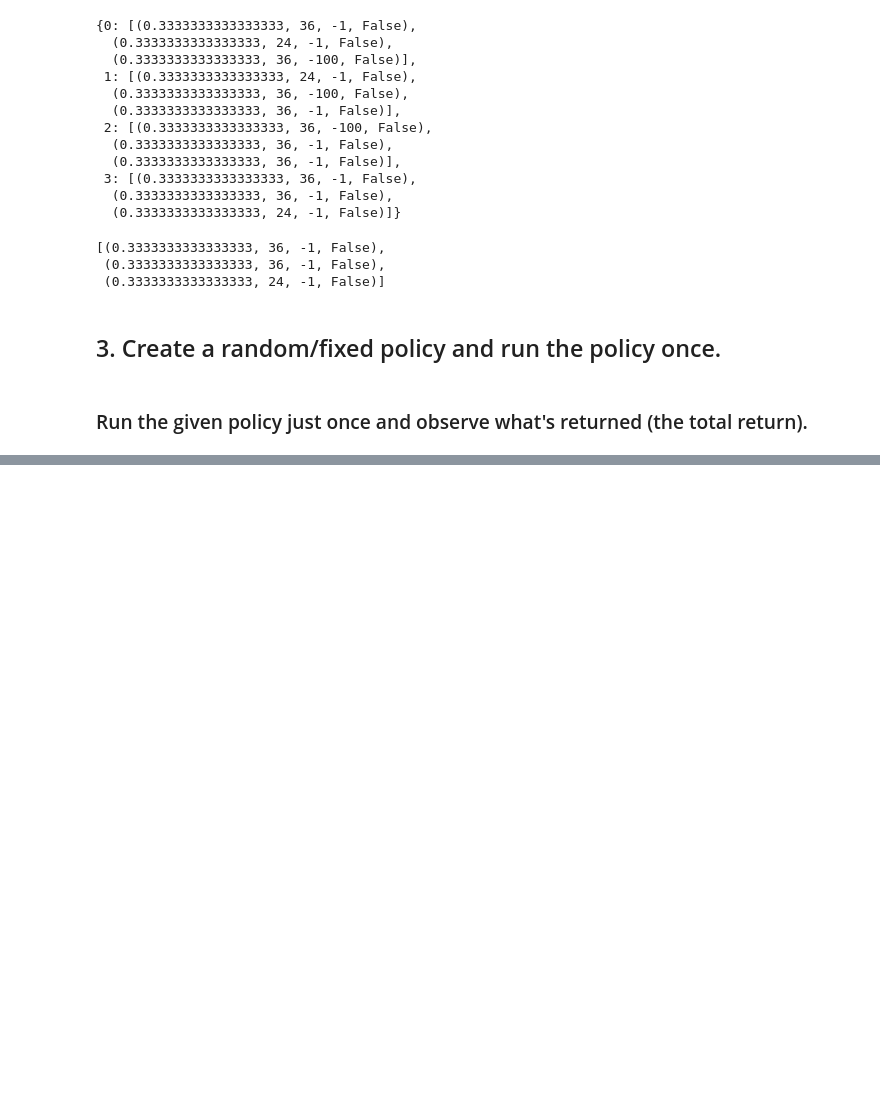
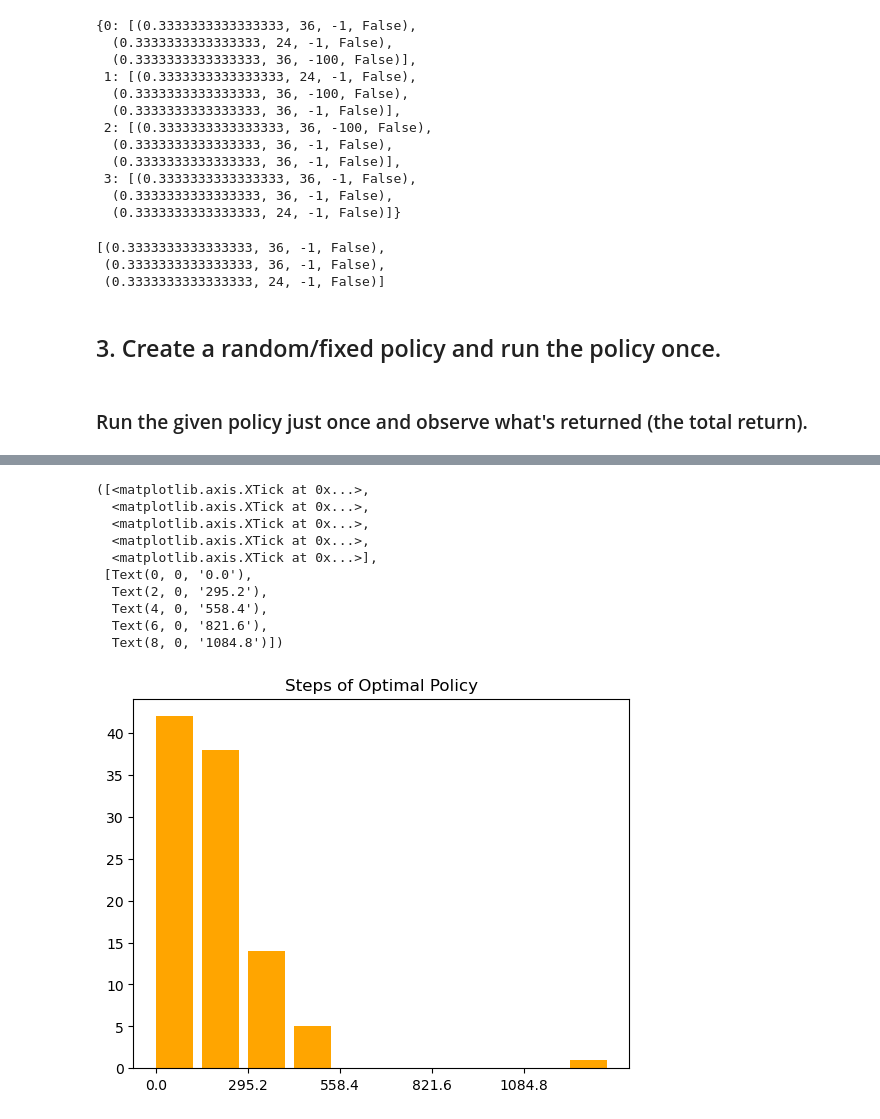
Before and after one commit to timkom10/CSC580_Winter2025_1, a Jupyter notebook: HW#2/580_hw2_startup.ipynb, the cells around one changed output, grey strips where cells are left out. Cells and saved outputs as stored; diff of their text form; code cells hidden in the pictures; blank space fills up the shorter version.

```diff
--- a/HW#2/580_hw2_startup.ipynb
+++ b/HW#2/580_hw2_startup.ipynb
@@ -170,0 +351,6 @@ print (f' ==> Total return: {result}')
+# %%
+#initialize starting variables for Optimal policy generation by policy iteration
+
+init_pi_s = generate_random_policy(num_actions=nA,num_states=nS)
+gamma = 0.8
+theta  = 1e-6
@@ -170,0 +434,24 @@ print (f' ==> Total return: {result}')
+# %%
+steps_pi = []
+near_falls_pi = []
+rewards_pi = []
+for trial in range(0,100):
+    print(trial)
+    outputpi= run(env, pi)
+    steps_pi.append(outputpi[0])
+    near_falls_pi.append(outputpi[1])
+    rewards_pi.append(outputpi[2])
+
+steps_pi_std = np.std(steps_pi)
+steps_pi_mean = np.mean(steps_pi)
+near_falls_pi_std = np.std(near_falls_pi)
+near_falls_pi_mean = np.mean(near_falls_pi)
+rewards_pi_std = np.std(rewards_pi)
+rewards_pi_mean = np.mean(rewards_pi)
+print("Optimal  Policy")
+print("Mean steps: " + str(steps_pi_mean))
+print("Stdev steps: " + str(steps_pi_std))
+print("Mean near_falls: " + str(near_falls_pi_mean))
+print("Stdev near_falls: " + str(near_falls_pi_std))
+print("Mean reward: " + str(rewards_pi_mean))
+print("Stdev reward: " + str(rewards_pi_std))
@@ -170,0 +476,19 @@ print (f' ==> Total return: {result}')
+# %%
+counts_pi, bin_edges_pi = np.histogram(steps_pi)
+ratio_pi = np.array(near_falls_pi)/np.array(steps_pi)
+plt.bar(range(len(counts_pi)), counts_pi, align= 'edge', color='orange')
+plt.title("Steps of Optimal Policy")
+bin_edges_pi.put(0,0)
+plt.xticks(ticks=range(0, len(counts_pi)-1, 2),labels= np.round(bin_edges_pi[:-1:2] , 4))
+# %% [output]
+([<matplotlib.axis.XTick at 0x...>,
+  <matplotlib.axis.XTick at 0x...>,
+  <matplotlib.axis.XTick at 0x...>,
+  <matplotlib.axis.XTick at 0x...>,
+  <matplotlib.axis.XTick at 0x...>],
+ [Text(0, 0, '0.0'),
+  Text(2, 0, '295.2'),
+  Text(4, 0, '558.4'),
+  Text(6, 0, '821.6'),
+  Text(8, 0, '1084.8')])
+[figure, added]
```
Also changed, not shown: parts of 20 cells of this notebook, 1 other file.
